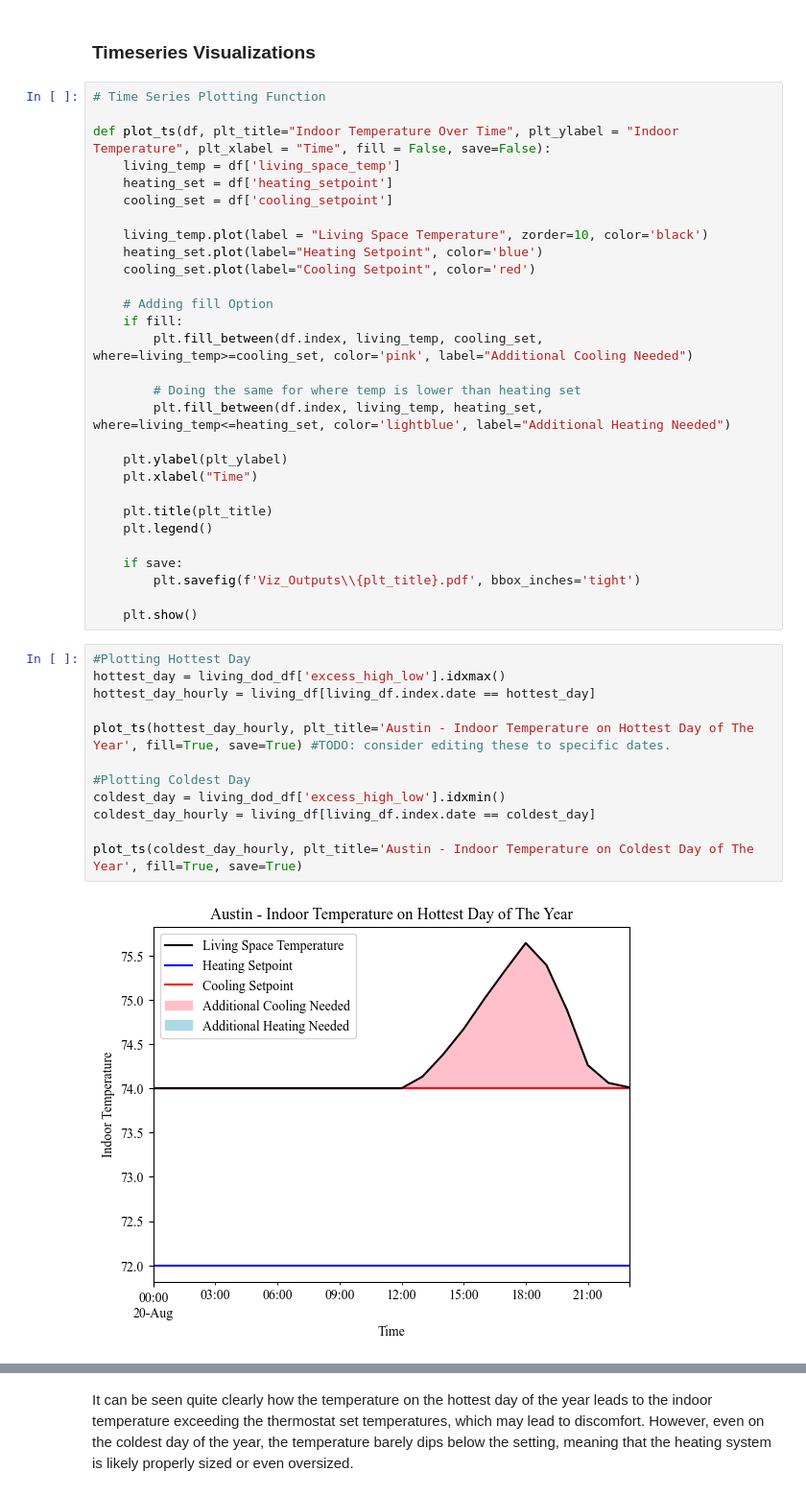
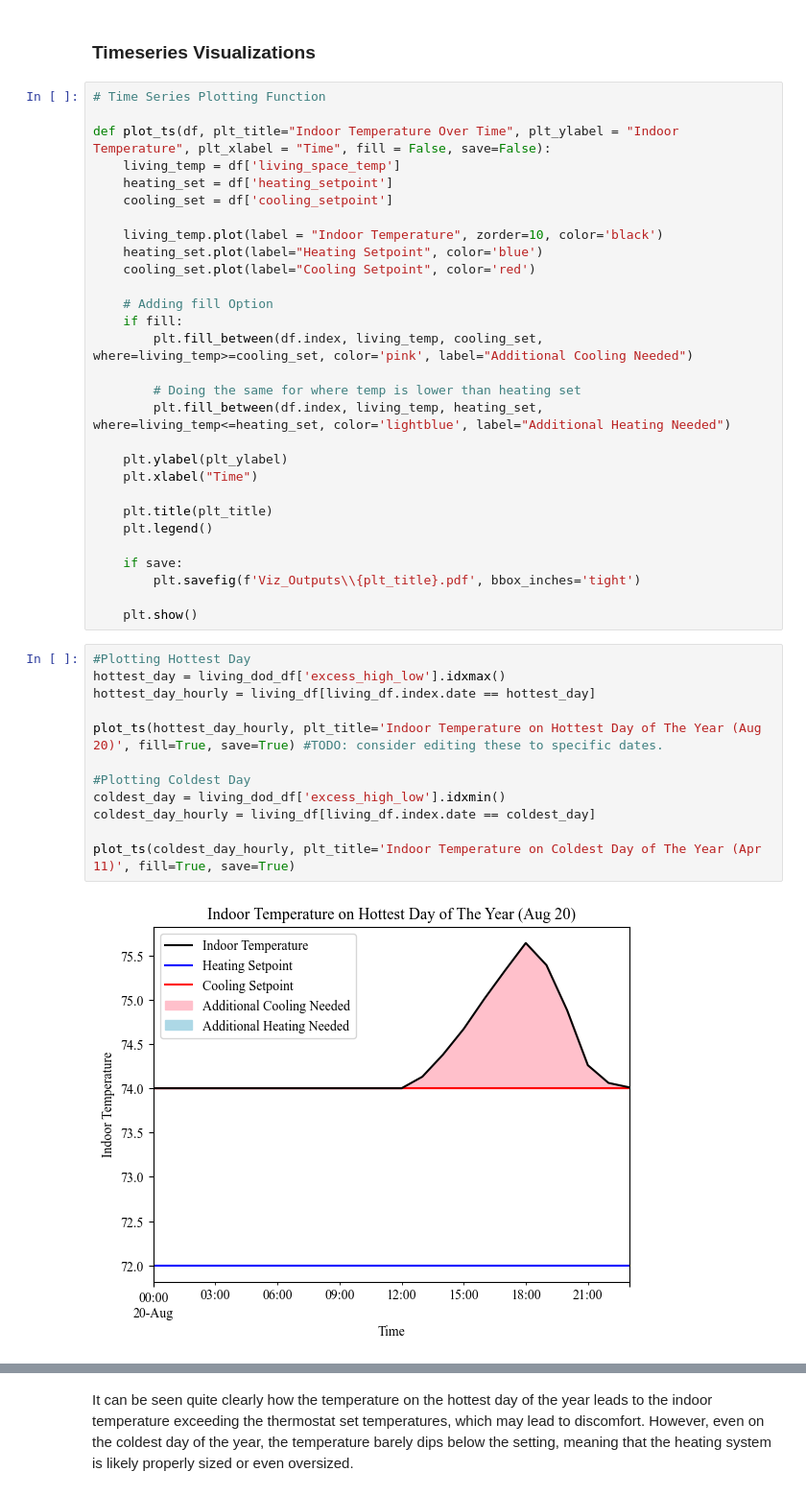
Before and after one commit to alchemicHen/hvac-viz, a Jupyter notebook: cleaning_calendar_viz.ipynb, the cells around one changed output, grey strips where cells are left out. Shown at 96% size. Cells and saved outputs as stored; diff of their text form.

```diff
--- a/cleaning_calendar_viz.ipynb
+++ b/cleaning_calendar_viz.ipynb
@@ -229,7 +229,7 @@ def plot_ts(df, plt_title="Indoor Temperature Over Time", plt_ylabel = "Indoor T
     heating_set = df['heating_setpoint']
     cooling_set = df['cooling_setpoint']
 
-    living_temp.plot(label = "Living Space Temperature", zorder=10, color='black')
+    living_temp.plot(label = "Indoor Temperature", zorder=10, color='black')
     heating_set.plot(label="Heating Setpoint", color='blue')
     cooling_set.plot(label="Cooling Setpoint", color='red')
 
@@ -253,14 +253,14 @@ def plot_ts(df, plt_title="Indoor Temperature Over Time", plt_ylabel = "Indoor T
 # %%
 #Plotting Hottest Day
 hottest_day = living_dod_df['excess_high_low'].idxmax()
 hottest_day_hourly = living_df[living_df.index.date == hottest_day]
 
-plot_ts(hottest_day_hourly, plt_title='Austin - Indoor Temperature on Hottest Day of The Year', fill=True, save=True) #TODO: consider editing these to specific dates.
+plot_ts(hottest_day_hourly, plt_title='Indoor Temperature on Hottest Day of The Year (Aug 20)', fill=True, save=True) #TODO: consider editing these to specific dates.
 
 #Plotting Coldest Day
 coldest_day = living_dod_df['excess_high_low'].idxmin()
 coldest_day_hourly = living_df[living_df.index.date == coldest_day]
 
-plot_ts(coldest_day_hourly, plt_title='Austin - Indoor Temperature on Coldest Day of The Year', fill=True, save=True)
+plot_ts(coldest_day_hourly, plt_title='Indoor Temperature on Coldest Day of The Year (Apr 11)', fill=True, save=True)
 # %% [output]
-[figure, old version]
+[figure, new version]
```
Also changed, not shown: parts of 7 cells of this notebook, 19 other files.
